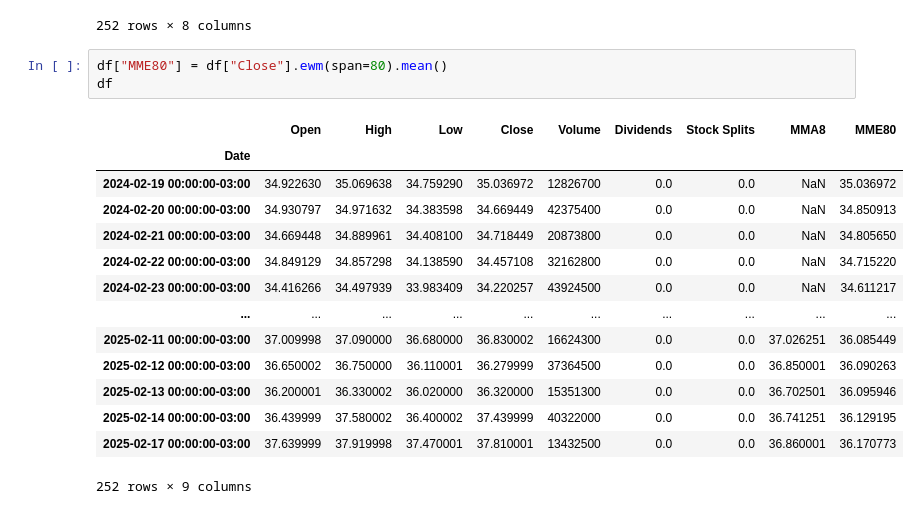
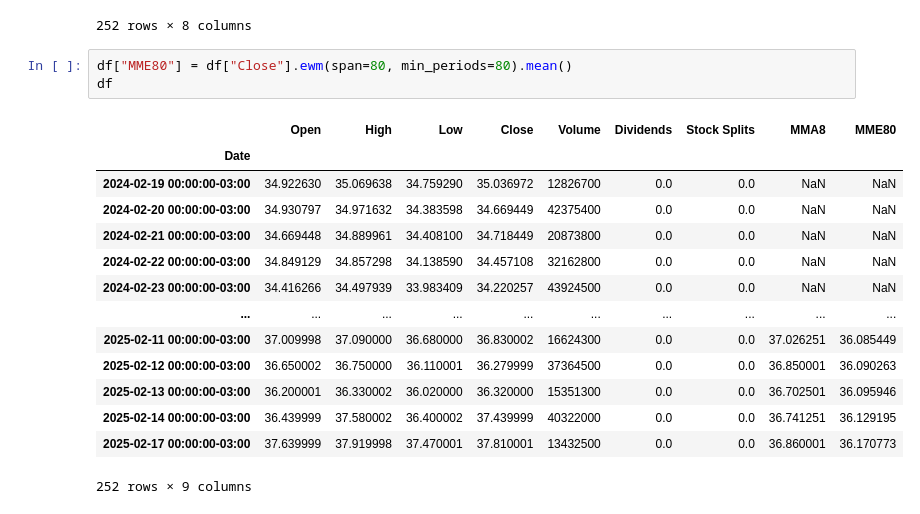
Before and after one commit to quantbrasil/youtube, a Jupyter notebook: src/002_Moving_Averages.ipynb, the cells around one changed output. Saved outputs shown, nothing was run; the diff lists cells and outputs as text.

```diff
--- a/src/002_Moving_Averages.ipynb
+++ b/src/002_Moving_Averages.ipynb
@@ -43,16 +43,16 @@ df
 | 2025-02-17 00:00:00-03:00 | 37.639999 | 37.919998 | 37.470001 | 37.810001 | 13432500 | 0.0 | 0.0 | 36.860001 |
 252 rows × 8 columns
 # %%
-df["MME80"] = df["Close"].ewm(span=80).mean()
+df["MME80"] = df["Close"].ewm(span=80, min_periods=80).mean()
 df
 # %% [output]
 |  | Open | High | Low | Close | Volume | Dividends | Stock Splits | MMA8 | MME80 |
 | Date |  |  |  |  |  |  |  |  |  |
-| 2024-02-19 00:00:00-03:00 | 34.922630 | 35.069638 | 34.759290 | 35.036972 | 12826700 | 0.0 | 0.0 | NaN | 35.036972 |
-| 2024-02-20 00:00:00-03:00 | 34.930797 | 34.971632 | 34.383598 | 34.669449 | 42375400 | 0.0 | 0.0 | NaN | 34.850913 |
-| 2024-02-21 00:00:00-03:00 | 34.669448 | 34.889961 | 34.408100 | 34.718449 | 20873800 | 0.0 | 0.0 | NaN | 34.805650 |
-| 2024-02-22 00:00:00-03:00 | 34.849129 | 34.857298 | 34.138590 | 34.457108 | 32162800 | 0.0 | 0.0 | NaN | 34.715220 |
-| 2024-02-23 00:00:00-03:00 | 34.416266 | 34.497939 | 33.983409 | 34.220257 | 43924500 | 0.0 | 0.0 | NaN | 34.611217 |
+| 2024-02-19 00:00:00-03:00 | 34.922630 | 35.069638 | 34.759290 | 35.036972 | 12826700 | 0.0 | 0.0 | NaN | NaN |
+| 2024-02-20 00:00:00-03:00 | 34.930797 | 34.971632 | 34.383598 | 34.669449 | 42375400 | 0.0 | 0.0 | NaN | NaN |
+| 2024-02-21 00:00:00-03:00 | 34.669448 | 34.889961 | 34.408100 | 34.718449 | 20873800 | 0.0 | 0.0 | NaN | NaN |
+| 2024-02-22 00:00:00-03:00 | 34.849129 | 34.857298 | 34.138590 | 34.457108 | 32162800 | 0.0 | 0.0 | NaN | NaN |
+| 2024-02-23 00:00:00-03:00 | 34.416266 | 34.497939 | 33.983409 | 34.220257 | 43924500 | 0.0 | 0.0 | NaN | NaN |
 | ... | ... | ... | ... | ... | ... | ... | ... | ... | ... |
 | 2025-02-11 00:00:00-03:00 | 37.009998 | 37.090000 | 36.680000 | 36.830002 | 16624300 | 0.0 | 0.0 | 37.026251 | 36.085449 |
 | 2025-02-12 00:00:00-03:00 | 36.650002 | 36.750000 | 36.110001 | 36.279999 | 37364500 | 0.0 | 0.0 | 36.850001 | 36.090263 |
```
Also changed, not shown: parts of 1 cell of this notebook.
